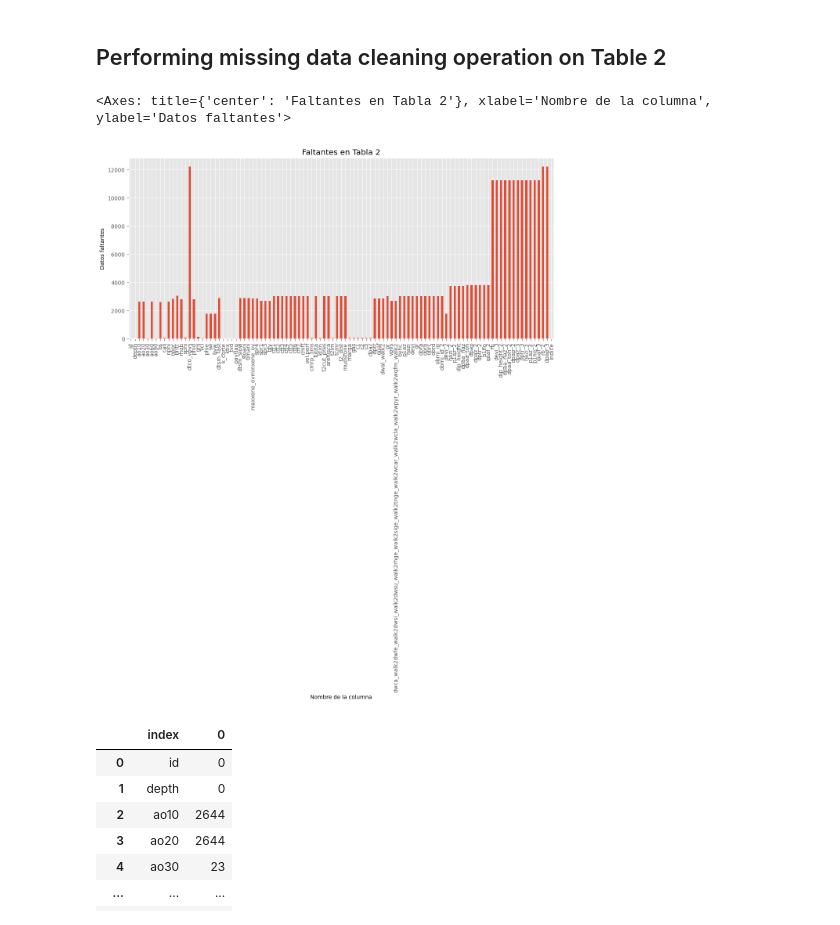
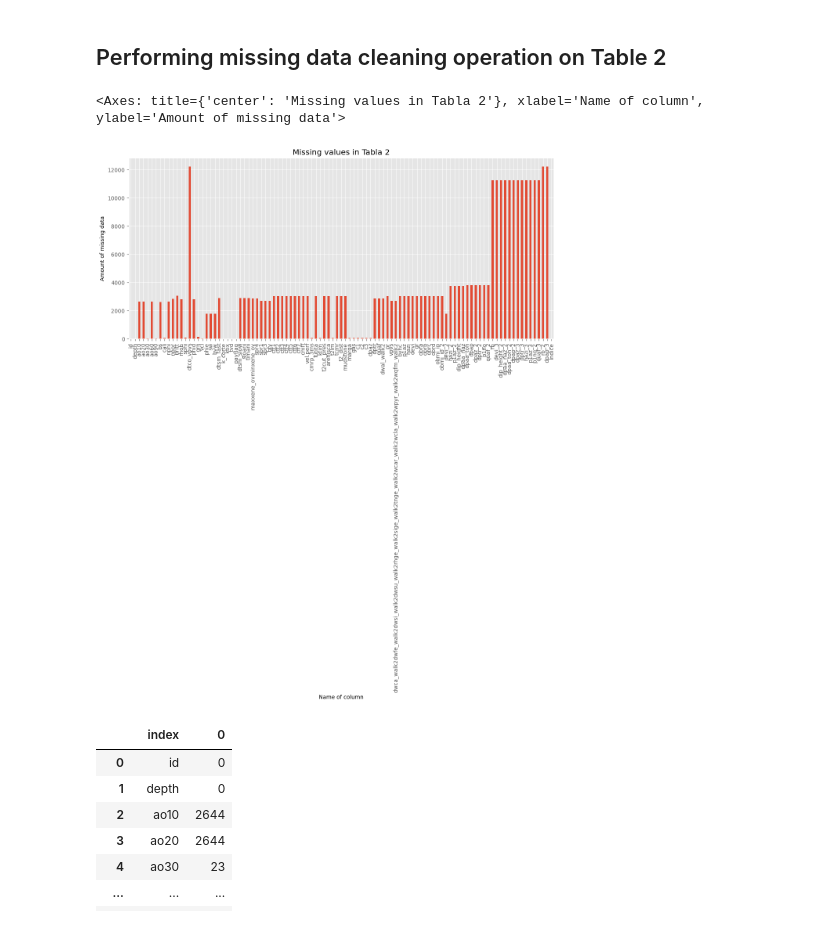
Before and after one commit to dc36205/Exploration_Well_Logs_Based_On_Geological_Data_for_Classification, a Jupyter notebook: Classification_of_exploration_well_logs_based_on_geological_data.ipynb, the cells around one changed output. Drawn from its saved outputs; the diff is of its cells as text; code cells hidden in the pictures.

```diff
--- a/Classification_of_exploration_well_logs_based_on_geological_data.ipynb
+++ b/Classification_of_exploration_well_logs_based_on_geological_data.ipynb
@@ -581,9 +581,10 @@ collistadjusted2.rename(columns={0:'remaining_rows'}, inplace=True)
 # %%
-# Muestra de la tabla 2 antes
-df_well_2[df_well_2 == -999.25].count().plot(kind='bar', rot= 90, title='Faltantes en Tabla 2', ylabel='Datos faltantes' , xlabel='Nombre de la columna', figsize=(14, 6))
+# Sample table 2 before
+
+df_well_2[df_well_2 == -999.25].count().plot(kind='bar', rot= 90, title='Missing values in Tabla 2', ylabel='Amount of missing data' , xlabel='Name of column', figsize=(14, 6))
 # %% [output]
-<Axes: title={'center': 'Faltantes en Tabla 2'}, xlabel='Nombre de la columna', ylabel='Datos faltantes'>
+<Axes: title={'center': 'Missing values in Tabla 2'}, xlabel='Name of column', ylabel='Amount of missing data'>
-[figure, old version]
+[figure, new version]
 # %%
 collistadjusted2 = df_well_2[df_well_2 == -999.25].count().reset_index()
 collistadjusted2
```
Also changed, not shown: parts of 6 cells of this notebook.
